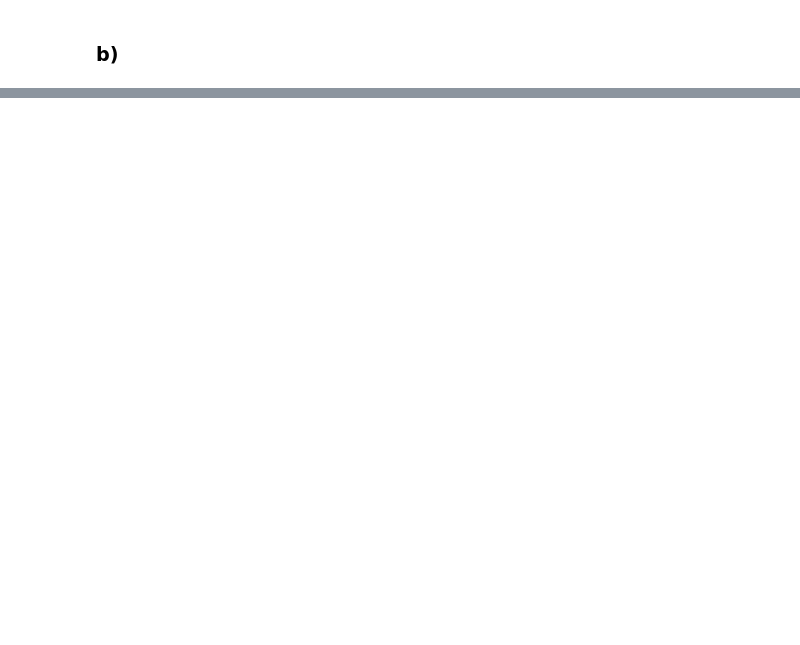
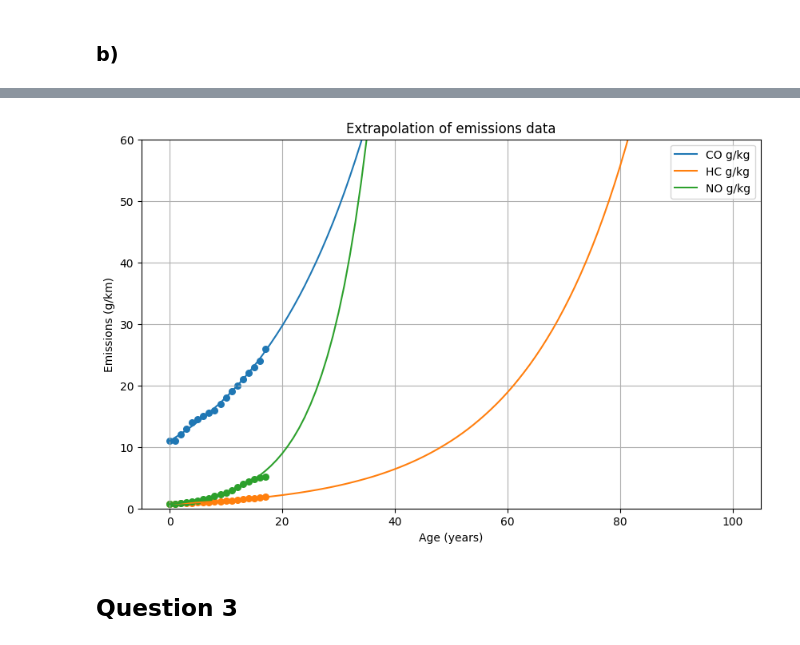
Before and after one commit to LeonF06/REII425_Assignment_1, a Jupyter notebook: Assignmnet1.ipynb, the cells around one changed output, grey strips where cells are left out. Cells and saved outputs as stored; diff of their text form; code cells hidden in the pictures; blank space fills up the shorter version.

Commit message:
final_v1
Question 4c outstanding

```diff
--- a/Assignmnet1.ipynb
+++ b/Assignmnet1.ipynb
@@ -399,0 +437,55 @@ Gasoline light duty vehicles.2 Polynomial Coefficients: [-1.21017427e-05  3.2874
+# %%
+# Fit polynomials for each column and find the best order
+age_values = df_age['Age (years)'].values
+age_range = np.arange(0, 101)  # Age range from 0 to 100
+
+df_extended_age = pd.DataFrame({'Age (years)': age_range})
+
+for col in df_age.columns[1:]:
+    emissions_values = df_age[col].values
+
+    if np.isnan(emissions_values).all():
+        print(f"Skipping column '{col}' due to all NaN values")
+        continue
+
+    non_nan_indices = ~np.isnan(emissions_values)  # Find non-NaN indices
+
+    decay_coeffs = np.polyfit(age_values[non_nan_indices], np.log(emissions_values[non_nan_indices]), deg=1)
+    decay_func = np.poly1d(decay_coeffs)
+
+    # Evaluate the decaying exponential function for the extended age range (ages 1 to 100)
+    emisions_interpolated = np.exp(decay_func(age_range))
+
+    # Replace negative values with zero
+    emisions_interpolated[emisions_interpolated < 0] = 0
+
+    # Add the interpolated VKT data to the new DataFrame
+    df_extended_age[col] = emisions_interpolated
+
+labels = ['CO g/kg', 'HC g/kg', 'NO g/kg']
+i = 0
+
+# Plot the extrapolation results for each vehicle class
+plt.figure(figsize=(10, 6))
+for col in df_extended_age.columns[1:]:
+    plt.plot(df_extended_age['Age (years)'], df_extended_age[col], label=labels[i])
+    i += 1
+
+# Plot the original data for reference
+for col in df_age.columns[1:]:
+    valid_indices = ~np.isnan(df_age[col])
+    plt.scatter(df_age['Age (years)'][valid_indices], df_age[col][valid_indices], marker='o', s=30)
+
+# Add labels
+plt.xlabel('Age (years)')
+plt.ylabel('Emissions (g/km)')
+plt.ylim([0, 60])
+plt.title('Extrapolation of emissions data')
+plt.legend()
+
+plt.grid(True)
+plt.show()
+# %% [output]
+[figure, added]
+# %% [markdown]
+## Question 3
```
Also changed, not shown: parts of 15 cells of this notebook, 2 other files.
